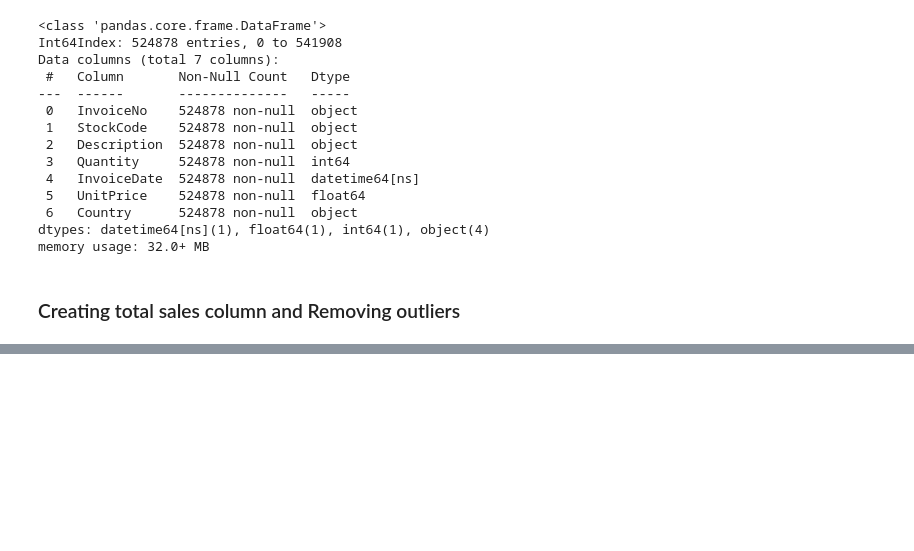
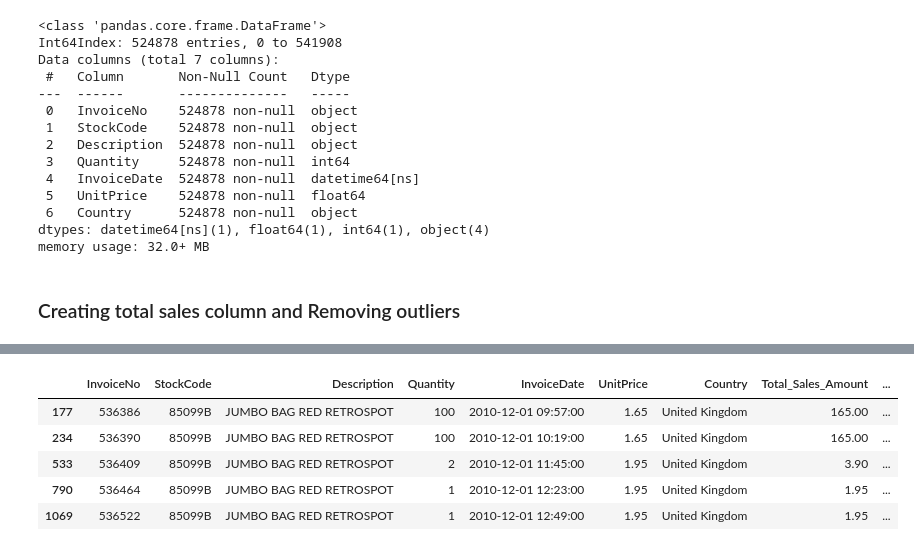
Before and after one commit to AMiNo-13/Online-Retail-Time-Series-Analysis-Forecasting, a Jupyter notebook: Feature Engineering.ipynb, the cells around one changed output, grey strips where cells are left out. Cells and saved outputs as stored; diff of their text form; code cells hidden in the pictures; blank space fills up the shorter version.

```diff
--- a/Feature Engineering.ipynb
+++ b/Feature Engineering.ipynb
@@ -525,4 +544,0 @@ df_data.head()
-# %%
-# I am also creating another column to show if the order was International or not since United Kingdom is the main country
-# 0 = Domestic, 1 = International
-df['International_Orders'] = (df.Country!='United Kingdom').astype('int')
@@ -530,0 +545,10 @@ df.head()
+# %%
+dfp2 = df[df['Description'] == 'JUMBO BAG RED RETROSPOT']
+dfp2.head()
+# %% [output]
+|  | InvoiceNo | StockCode | Description | Quantity | InvoiceDate | UnitPrice | Country | Total_Sales_Amount | ... |
+| 177 | 536386 | 85099B | JUMBO BAG RED RETROSPOT | 100 | 2010-12-01 09:57:00 | 1.65 | United Kingdom | 165.00 | ... |
+| 234 | 536390 | 85099B | JUMBO BAG RED RETROSPOT | 100 | 2010-12-01 10:19:00 | 1.65 | United Kingdom | 165.00 | ... |
+| 533 | 536409 | 85099B | JUMBO BAG RED RETROSPOT | 2 | 2010-12-01 11:45:00 | 1.95 | United Kingdom | 3.90 | ... |
+| 790 | 536464 | 85099B | JUMBO BAG RED RETROSPOT | 1 | 2010-12-01 12:23:00 | 1.95 | United Kingdom | 1.95 | ... |
+| 1069 | 536522 | 85099B | JUMBO BAG RED RETROSPOT | 1 | 2010-12-01 12:49:00 | 1.95 | United Kingdom | 1.95 | ... |
```
Also changed, not shown: parts of 53 cells of this notebook.
